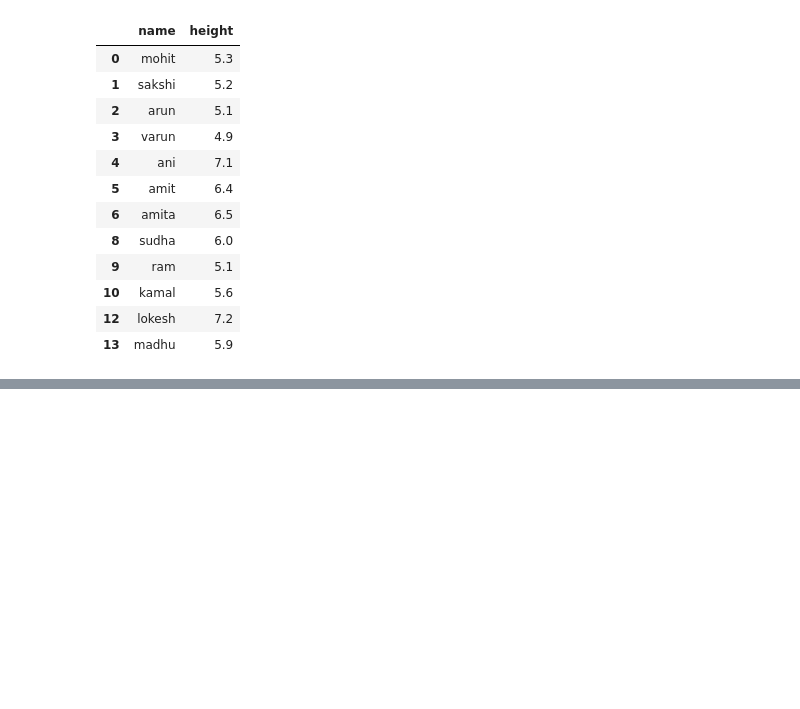
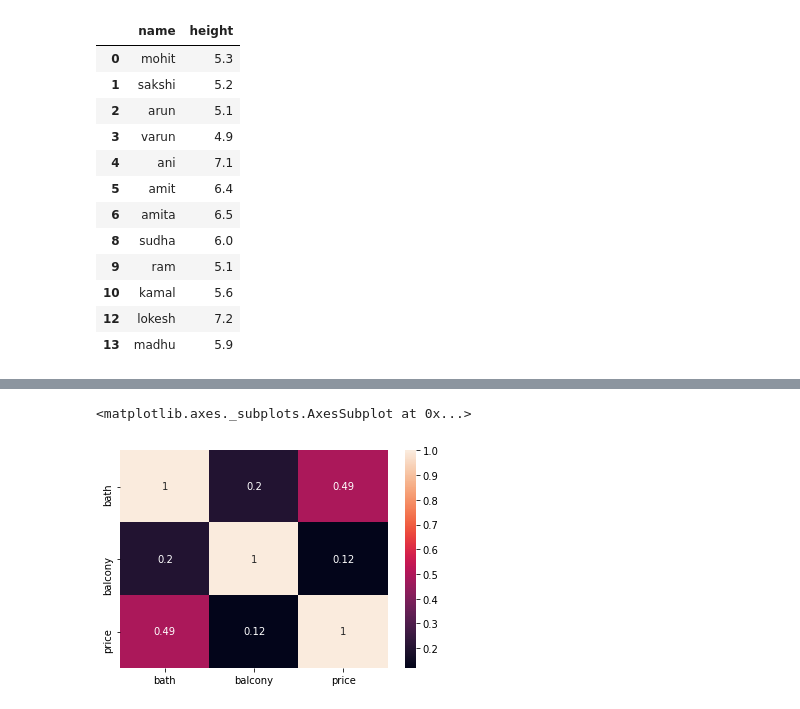
Before and after one commit to ShrutiPandey27/machine_learning_practice, a Jupyter notebook: outlier.ipynb, the cells around one changed output, grey strips where cells are left out. Saved outputs shown, nothing was run; the diff lists cells and outputs as text; code cells hidden in the pictures; blank space fills up the shorter version.

```diff
--- a/outlier.ipynb
+++ b/outlier.ipynb
@@ -89,0 +86,5 @@ df[(df['height']<max_threshold) & (df['height']>min_threshold)]
+# %%
+
+import pandas as pd
+df=pd.read_csv("/content/Bengaluru_House_Data.csv")
+df.head()
@@ -89,0 +114,3 @@ df[(df['height']<max_threshold) & (df['height']>min_threshold)]
+# %%
+df=df.drop('area_type',axis='columns')
+df.shape
@@ -89,0 +119,4 @@ df[(df['height']<max_threshold) & (df['height']>min_threshold)]
+# %%
+#outlier detection
+min_threshold,max_threshold=df['price'].quantile([0.001,0.999])
+min_threshold,max_threshold
@@ -89,0 +160,3 @@ df[(df['height']<max_threshold) & (df['height']>min_threshold)]
+# %%
+df_new=df[(df['price']<max_threshold)&(df['price']>min_threshold)]
+df_new.shape
@@ -89,0 +177,8 @@ df[(df['height']<max_threshold) & (df['height']>min_threshold)]
+# %%
+#making heat map->helps to understand correlation i.e, how 1 feature is corelated to other
+import seaborn as sns
+relation=df_new.corr()
+sns.heatmap(relation,annot=True)  #annot = True is describing value i.e its dependency value (eg.:1,0.2,0.49,etc)
+# %% [output]
+<matplotlib.axes._subplots.AxesSubplot at 0x...>
+[figure, added]
```
Also changed, not shown: parts of 15 cells of this notebook.
